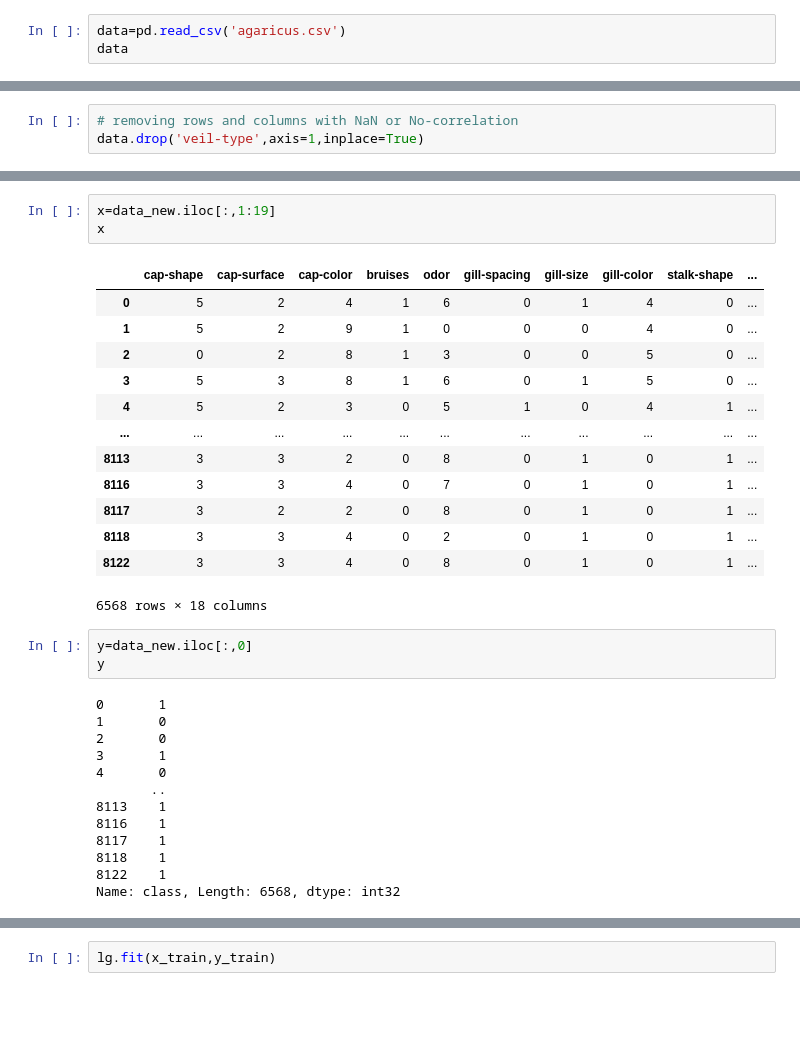
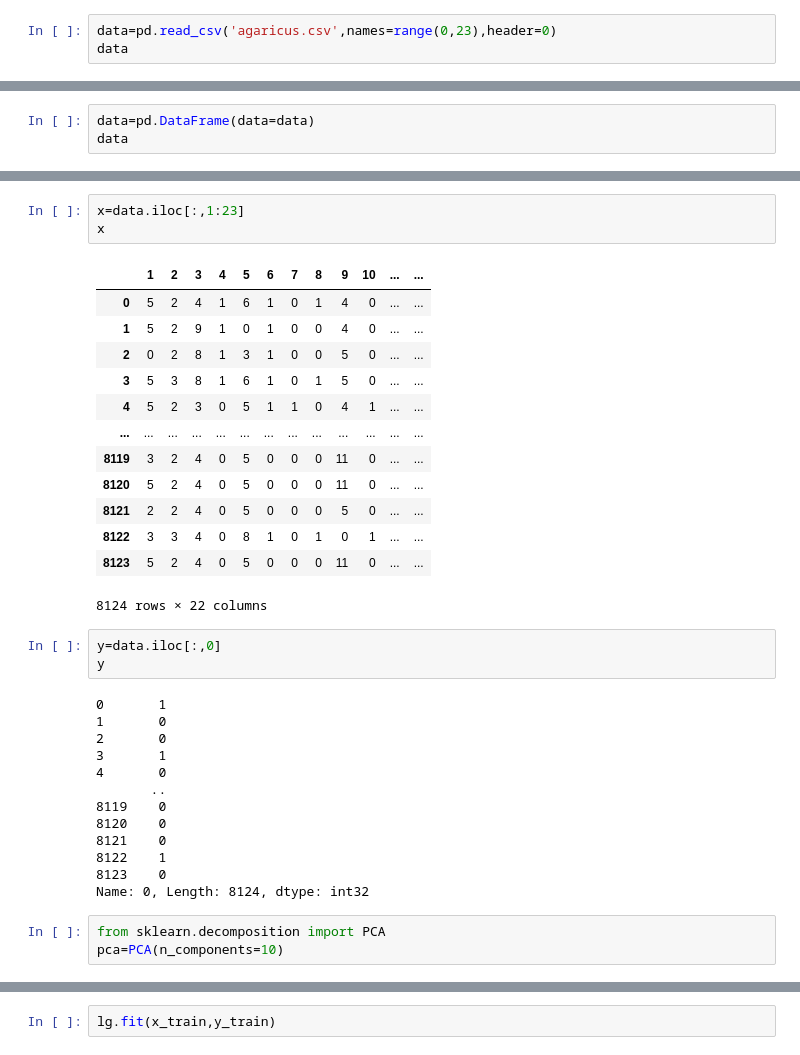
Before and after one commit to Dileep759/Dileep-Project-Files1, a Jupyter notebook: Mushroom Dataset.ipynb, the cells around one changed output, grey strips where cells are left out. Drawn from its saved outputs; the diff is of its cells as text; blank space fills up the shorter version.

```diff
--- a/Mushroom Dataset.ipynb
+++ b/Mushroom Dataset.ipynb
@@ -15,6 +16,6 @@ from sklearn.model_selection import train_test_split
 import warnings
 warnings.filterwarnings('ignore')
 # %%
-data=pd.read_csv('agaricus.csv')
+data=pd.read_csv('agaricus.csv',names=range(0,23),header=0)
 data
 # %% [output]
@@ -33,0 +54,3 @@ data
+# %%
+data=pd.DataFrame(data=data)
+data
@@ -279,3 +178,0 @@ sns.heatmap(cor)
-# %%
-# removing rows and columns with NaN or No-correlation
-data.drop('veil-type',axis=1,inplace=True)
@@ -304,22 +179,22 @@ data_new
 # %%
-x=data_new.iloc[:,1:19]
+x=data.iloc[:,1:23]
 x
 # %% [output]
-|  | cap-shape | cap-surface | cap-color | bruises | odor | gill-spacing | gill-size | gill-color | stalk-shape | ... |
-| 0 | 5 | 2 | 4 | 1 | 6 | 0 | 1 | 4 | 0 | ... |
-| 1 | 5 | 2 | 9 | 1 | 0 | 0 | 0 | 4 | 0 | ... |
-| 2 | 0 | 2 | 8 | 1 | 3 | 0 | 0 | 5 | 0 | ... |
-| 3 | 5 | 3 | 8 | 1 | 6 | 0 | 1 | 5 | 0 | ... |
-| 4 | 5 | 2 | 3 | 0 | 5 | 1 | 0 | 4 | 1 | ... |
-| ... | ... | ... | ... | ... | ... | ... | ... | ... | ... | ... |
-| 8113 | 3 | 3 | 2 | 0 | 8 | 0 | 1 | 0 | 1 | ... |
-| 8116 | 3 | 3 | 4 | 0 | 7 | 0 | 1 | 0 | 1 | ... |
-| 8117 | 3 | 2 | 2 | 0 | 8 | 0 | 1 | 0 | 1 | ... |
-| 8118 | 3 | 3 | 4 | 0 | 2 | 0 | 1 | 0 | 1 | ... |
-| 8122 | 3 | 3 | 4 | 0 | 8 | 0 | 1 | 0 | 1 | ... |
+|  | 1 | 2 | 3 | 4 | 5 | 6 | 7 | 8 | 9 | 10 | ... | ... |
+| 0 | 5 | 2 | 4 | 1 | 6 | 1 | 0 | 1 | 4 | 0 | ... | ... |
+| 1 | 5 | 2 | 9 | 1 | 0 | 1 | 0 | 0 | 4 | 0 | ... | ... |
+| 2 | 0 | 2 | 8 | 1 | 3 | 1 | 0 | 0 | 5 | 0 | ... | ... |
+| 3 | 5 | 3 | 8 | 1 | 6 | 1 | 0 | 1 | 5 | 0 | ... | ... |
+| 4 | 5 | 2 | 3 | 0 | 5 | 1 | 1 | 0 | 4 | 1 | ... | ... |
+| ... | ... | ... | ... | ... | ... | ... | ... | ... | ... | ... | ... | ... |
+| 8119 | 3 | 2 | 4 | 0 | 5 | 0 | 0 | 0 | 11 | 0 | ... | ... |
+| 8120 | 5 | 2 | 4 | 0 | 5 | 0 | 0 | 0 | 11 | 0 | ... | ... |
+| 8121 | 2 | 2 | 4 | 0 | 5 | 0 | 0 | 0 | 5 | 0 | ... | ... |
+| 8122 | 3 | 3 | 4 | 0 | 8 | 1 | 0 | 1 | 0 | 1 | ... | ... |
+| 8123 | 5 | 2 | 4 | 0 | 5 | 0 | 0 | 0 | 11 | 0 | ... | ... |
-6568 rows × 18 columns
+8124 rows × 22 columns
 # %%
-y=data_new.iloc[:,0]
+y=data.iloc[:,0]
 y
 # %% [output]
 0       1
@@ -328,9 +203,12 @@ y
 3       1
 4       0
        ..
-8113    1
-8116    1
-8117    1
-8118    1
+8119    0
+8120    0
+8121    0
 8122    1
-Name: class, Length: 6568, dtype: int32
+8123    0
+Name: 0, Length: 8124, dtype: int32
+# %%
+from sklearn.decomposition import PCA
+pca=PCA(n_components=10)
```
Also changed, not shown: parts of 60 cells of this notebook.
